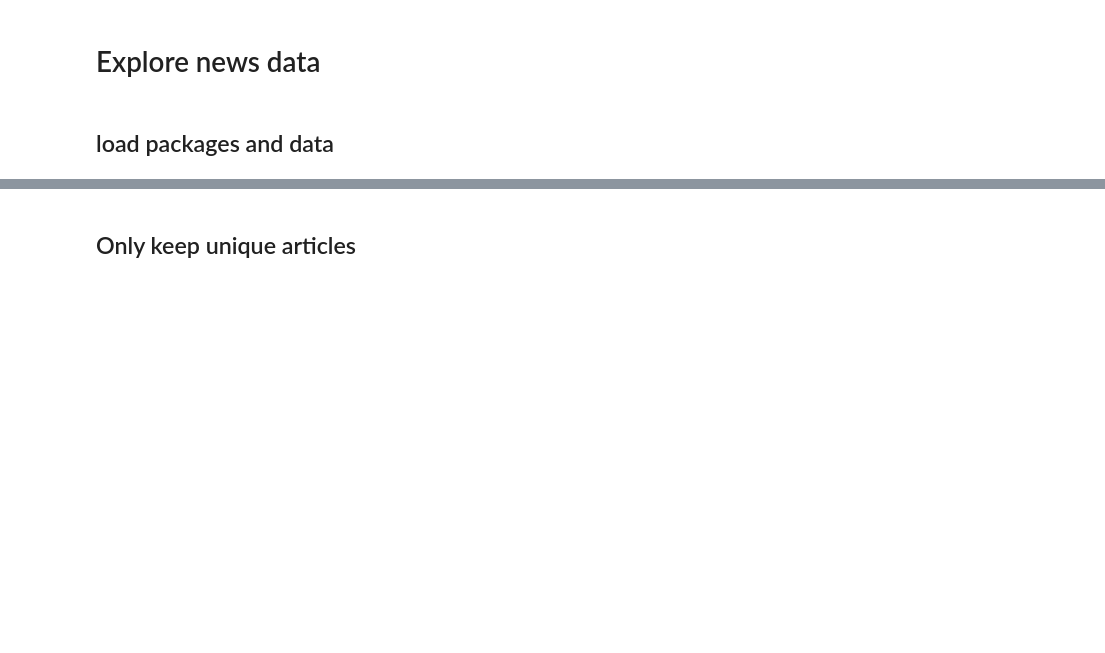
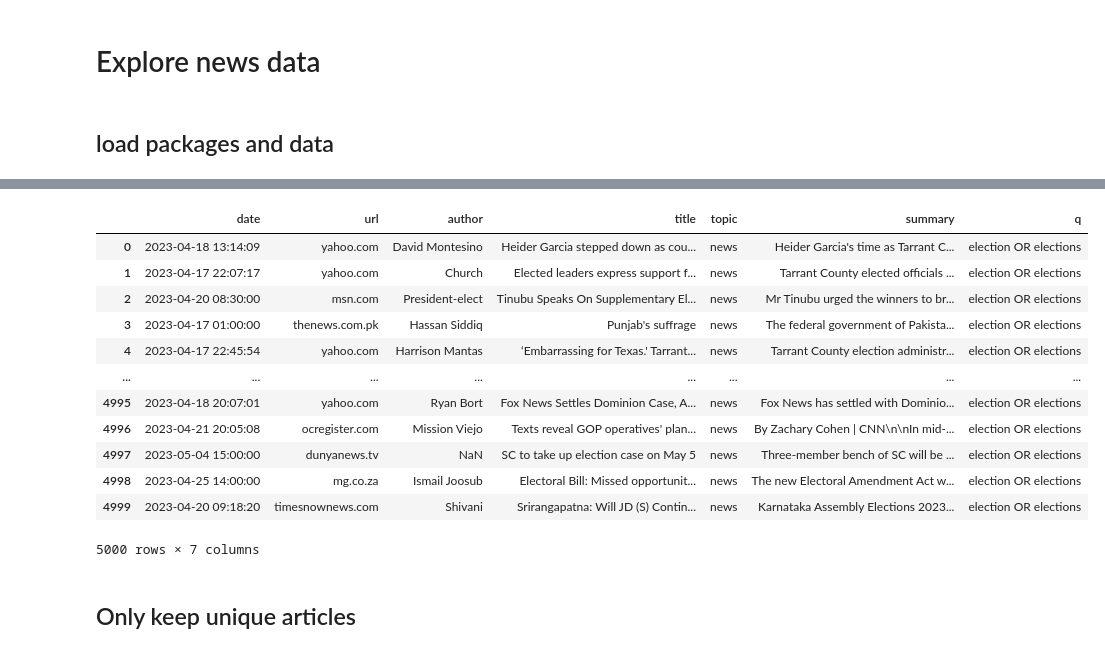
Before and after one commit to StenRSM/BAM-thesis, a Jupyter notebook: explore_news_data.ipynb, the cells around one changed output, grey strips where cells are left out. Saved outputs shown, nothing was run; the diff lists cells and outputs as text; code cells hidden in the pictures; blank space fills up the shorter version.

```diff
--- a/explore_news_data.ipynb
+++ b/explore_news_data.ipynb
@@ -11,3 +43,19 @@ df_election = pd.read_csv(r'C:\Users\Sten\Documents\EUR BAM\Thesis\data\news\ele
+# %%
+df_election
+# %% [output]
+|  | date | url | author | title | topic | summary | q |
+| 0 | 2023-04-18 13:14:09 | yahoo.com | David Montesino | Heider Garcia stepped down as cou... | news | Heider Garcia's time as Tarrant C... | election OR elections |
+| 1 | 2023-04-17 22:07:17 | yahoo.com | Church | Elected leaders express support f... | news | Tarrant County elected officials ... | election OR elections |
+| 2 | 2023-04-20 08:30:00 | msn.com | President-elect | Tinubu Speaks On Supplementary El... | news | Mr Tinubu urged the winners to br... | election OR elections |
+| 3 | 2023-04-17 01:00:00 | thenews.com.pk | Hassan Siddiq | Punjab's suffrage | news | The federal government of Pakista... | election OR elections |
+| 4 | 2023-04-17 22:45:54 | yahoo.com | Harrison Mantas | ‘Embarrassing for Texas.' Tarrant... | news | Tarrant County election administr... | election OR elections |
+| ... | ... | ... | ... | ... | ... | ... | ... |
+| 4995 | 2023-04-18 20:07:01 | yahoo.com | Ryan Bort | Fox News Settles Dominion Case, A... | news | Fox News has settled with Dominio... | election OR elections |
+| 4996 | 2023-04-21 20:05:08 | ocregister.com | Mission Viejo | Texts reveal GOP operatives' plan... | news | By Zachary Cohen | CNN\n\nIn mid-... | election OR elections |
+| 4997 | 2023-05-04 15:00:00 | dunyanews.tv | NaN | SC to take up election case on May 5 | news | Three-member bench of SC will be ... | election OR elections |
+| 4998 | 2023-04-25 14:00:00 | mg.co.za | Ismail Joosub | Electoral Bill: Missed opportunit... | news | The new Electoral Amendment Act w... | election OR elections |
+| 4999 | 2023-04-20 09:18:20 | timesnownews.com | Shivani | Srirangapatna: Will JD (S) Contin... | news | Karnataka Assembly Elections 2023... | election OR elections |
+5000 rows × 7 columns
 # %% [markdown]
 ## Only keep unique articles
 # %%
```
Also changed, not shown: parts of 2 cells of this notebook, 2 other files.
